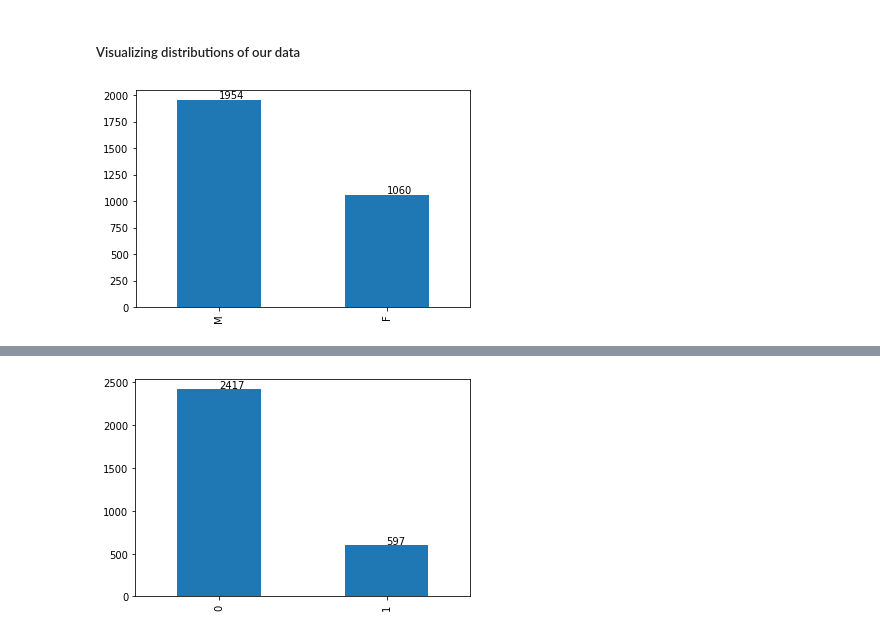
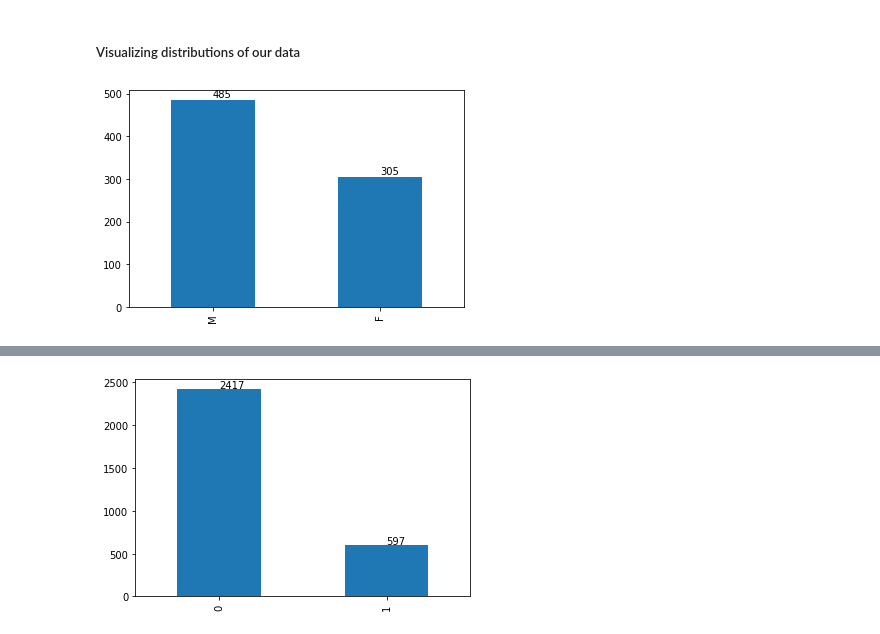
Before and after one commit to derek-y-lee/uclabiostat-thesis, a Jupyter notebook: predict_waitingtime_mimic.ipynb, the cells around one changed output, grey strips where cells are left out. Cells and saved outputs as stored; diff of their text form; code cells hidden in the pictures.

```diff
--- a/predict_waitingtime_mimic.ipynb
+++ b/predict_waitingtime_mimic.ipynb
@@ -240,3 +257,6 @@ Timedelta('0 days 07:06:50.719309')
+# %%
+# Get the last of each sequence
+timediff_noNA = timediff_noNA.groupby(['subject_id']).last()
 # %% [markdown]
 -----------------------------------------------------------------------
 # %% [markdown]
@@ -639,14 +779,14 @@ sorted(timediff_noNA.diagnosis_categories.unique())
 # %%
 from scipy import stats
 import matplotlib.pylab as plt
 
 %matplotlib inline
 
 (timediff_noNA.gender).value_counts().plot(kind='bar')
 for index, value in enumerate(timediff_noNA.gender.value_counts()):
-    plt.text(index, value+15, str(value))
+    plt.text(index, value+5, str(value))
 # %% [output]
-[figure, old version]
+[figure, new version]
 # %%
 plt.hist(timediff_noNA.age) # check the weird values are just NA's in age
 # %% [output]
```
Also changed, not shown: parts of 25 cells of this notebook.
